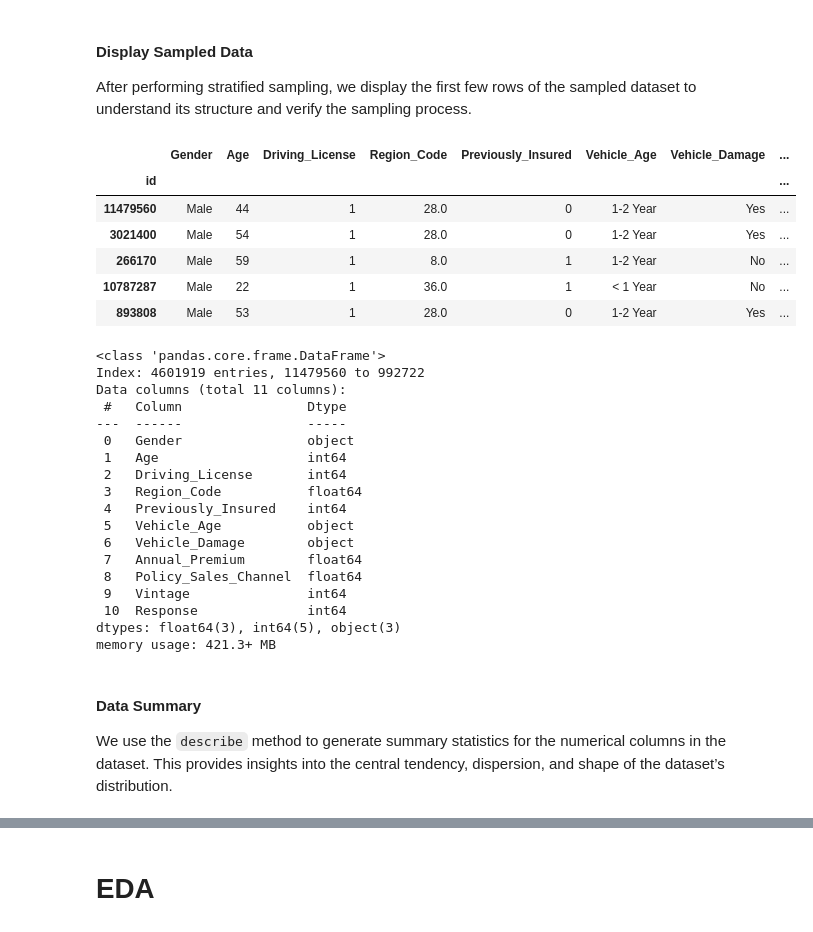
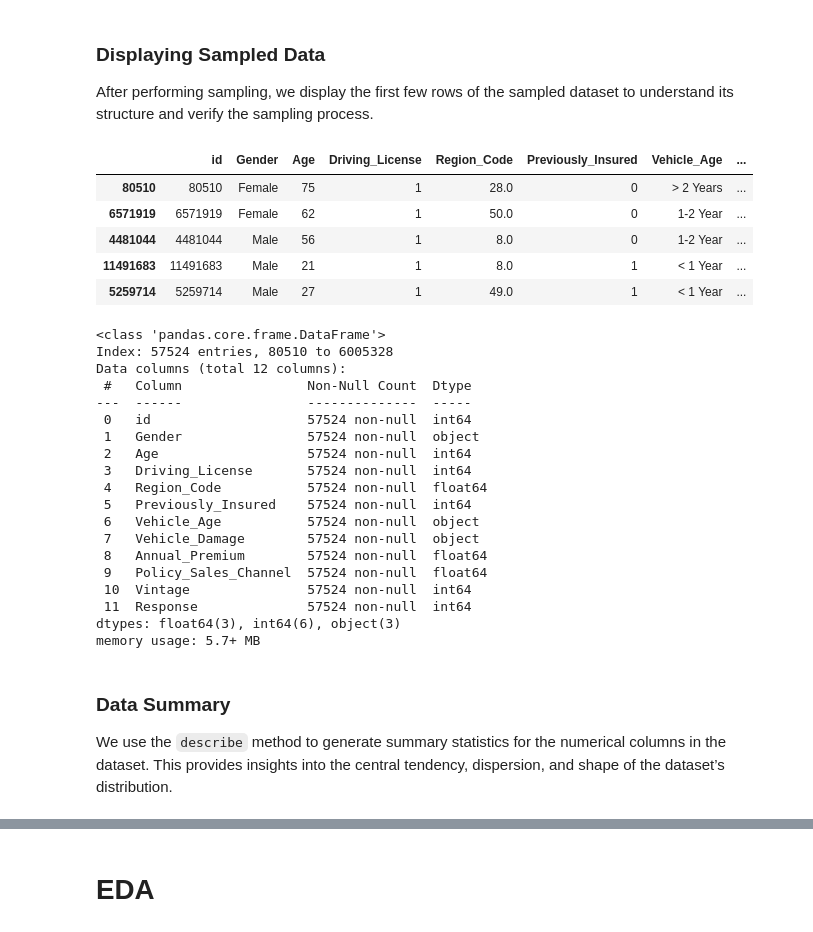
Before and after one commit to pauloarayasantiago/portafolio, a Jupyter notebook: Binary-Classification-of-Insurance-Cross-Selling/portafolio_version.ipynb, the cells around one changed output, grey strips where cells are left out. Cells and saved outputs as stored; diff of their text form; code cells hidden in the pictures.

```diff
--- a/Binary-Classification-of-Insurance-Cross-Selling/portafolio_version.ipynb
+++ b/Binary-Classification-of-Insurance-Cross-Selling/portafolio_version.ipynb
@@ -64,40 +63,44 @@ train_df = pd.concat([X_sample, y_sample], axis=1)
+# %%
+# Paths to datasets
+train_path = r"C:\Users\paulo\OneDrive\Documents\kaggle_competition_2_datasets\train.csv"
+test_path = r"C:\Users\paulo\OneDrive\Documents\kaggle_competition_2_datasets\test.csv"
+
+eda_df = pd.read_csv(train_path).sample(frac=0.005)
 # %% [markdown]
-#### Display Sampled Data
-
-After performing stratified sampling, we display the first few rows of the sampled dataset to understand its structure and verify the sampling process.
+### Displaying Sampled Data
+After performing sampling, we display the first few rows of the sampled dataset to understand its structure and verify the sampling process.
 # %%
-train_df.head()
+eda_df.head()
 # %% [output]
-|  | Gender | Age | Driving_License | Region_Code | Previously_Insured | Vehicle_Age | Vehicle_Damage | ... |
-| id |  |  |  |  |  |  |  | ... |
-| 11479560 | Male | 44 | 1 | 28.0 | 0 | 1-2 Year | Yes | ... |
-| 3021400 | Male | 54 | 1 | 28.0 | 0 | 1-2 Year | Yes | ... |
-| 266170 | Male | 59 | 1 | 8.0 | 1 | 1-2 Year | No | ... |
-| 10787287 | Male | 22 | 1 | 36.0 | 1 | < 1 Year | No | ... |
-| 893808 | Male | 53 | 1 | 28.0 | 0 | 1-2 Year | Yes | ... |
+|  | id | Gender | Age | Driving_License | Region_Code | Previously_Insured | Vehicle_Age | ... |
+| 80510 | 80510 | Female | 75 | 1 | 28.0 | 0 | > 2 Years | ... |
+| 6571919 | 6571919 | Female | 62 | 1 | 50.0 | 0 | 1-2 Year | ... |
+| 4481044 | 4481044 | Male | 56 | 1 | 8.0 | 0 | 1-2 Year | ... |
+| 11491683 | 11491683 | Male | 21 | 1 | 8.0 | 1 | < 1 Year | ... |
+| 5259714 | 5259714 | Male | 27 | 1 | 49.0 | 1 | < 1 Year | ... |
 # %%
-train_df.info()
+eda_df.info()
 # %% [output]
 <class 'pandas.core.frame.DataFrame'>
-Index: 4601919 entries, 11479560 to 992722
-Data columns (total 11 columns):
- #   Column                Dtype
----  ------                -----
- 0   Gender                object
- 1   Age                   int64
- 2   Driving_License       int64
- 3   Region_Code           float64
- 4   Previously_Insured    int64
- 5   Vehicle_Age           object
- 6   Vehicle_Damage        object
- 7   Annual_Premium        float64
- 8   Policy_Sales_Channel  float64
- 9   Vintage               int64
- 10  Response              int64
-dtypes: float64(3), int64(5), object(3)
-memory usage: 421.3+ MB
+Index: 57524 entries, 80510 to 6005328
+Data columns (total 12 columns):
+ #   Column                Non-Null Count  Dtype
+---  ------                --------------  -----
+ 0   id                    57524 non-null  int64
+ 1   Gender                57524 non-null  object
+ 2   Age                   57524 non-null  int64
+ 3   Driving_License       57524 non-null  int64
+ 4   Region_Code           57524 non-null  float64
+ 5   Previously_Insured    57524 non-null  int64
+ 6   Vehicle_Age           57524 non-null  object
+ 7   Vehicle_Damage        57524 non-null  object
+ 8   Annual_Premium        57524 non-null  float64
+ 9   Policy_Sales_Channel  57524 non-null  float64
+ 10  Vintage               57524 non-null  int64
+ 11  Response              57524 non-null  int64
+dtypes: float64(3), int64(6), object(3)
+memory usage: 5.7+ MB
 # %% [markdown]
-#### Data Summary
-
+### Data Summary
 We use the `describe` method to generate summary statistics for the numerical columns in the dataset. This provides insights into the central tendency, dispersion, and shape of the dataset’s distribution.
 # %%
```
Also changed, not shown: parts of 98 cells of this notebook.
